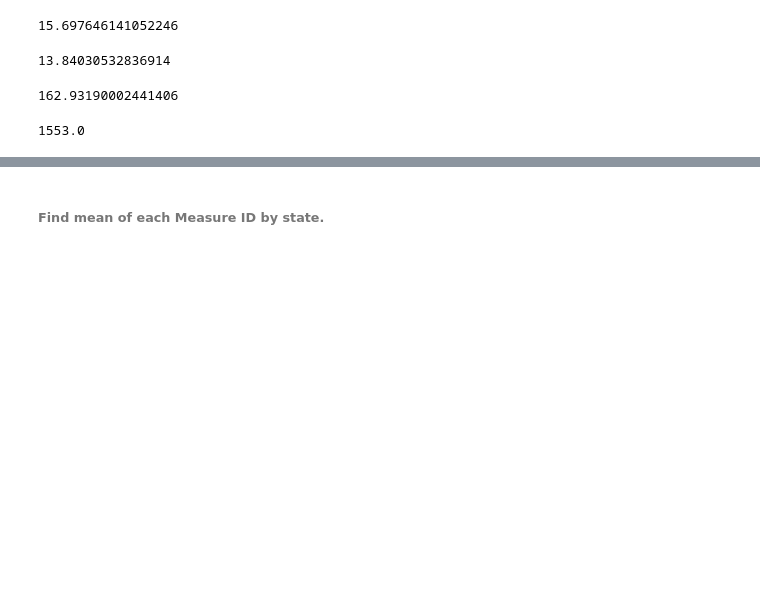
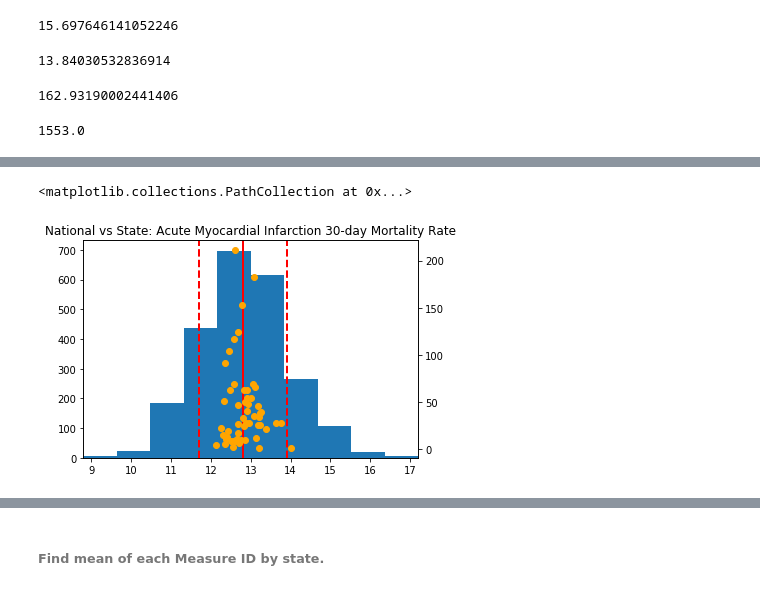
Before and after one commit to kathieking/Thinkful, a Jupyter notebook: Capstone1_code.ipynb, the cells around one changed output, grey strips where cells are left out. Cells and saved outputs as stored; diff of their text form; code cells hidden in the pictures; blank space fills up the shorter version.

```diff
--- a/Capstone1_code.ipynb
+++ b/Capstone1_code.ipynb
@@ -347,0 +402,17 @@ df_comp['Score'].mean()
+# %%
+fig, ax1 = plt.subplots()
+
+xmin = df_ami['Score'].min()
+xmax = df_ami['Score'].max()
+
+ax1.hist(df_ami["Score"])
+plt.xlim(xmin, xmax)
+plt.axvline(df_ami['Score'].mean(), color = 'red', linestyle = 'solid', linewidth = 2)
+plt.axvline(df_ami['Score'].mean() + df_ami['Score'].std(), color = 'red', linestyle = 'dashed', linewidth =2)
+plt.axvline(df_ami['Score'].mean() - df_ami['Score'].std(), color = 'red', linestyle = 'dashed', linewidth =2)
+plt.title('National vs State: Acute Myocardial Infarction 30-day Mortality Rate')
+ax2 = ax1.twinx()
+ax2.scatter(dfami_state['mean'], dfami_state['count'], color='orange')
+# %% [output]
+<matplotlib.collections.PathCollection at 0x...>
+[figure, added]
```
Also changed, not shown: parts of 34 cells of this notebook.
